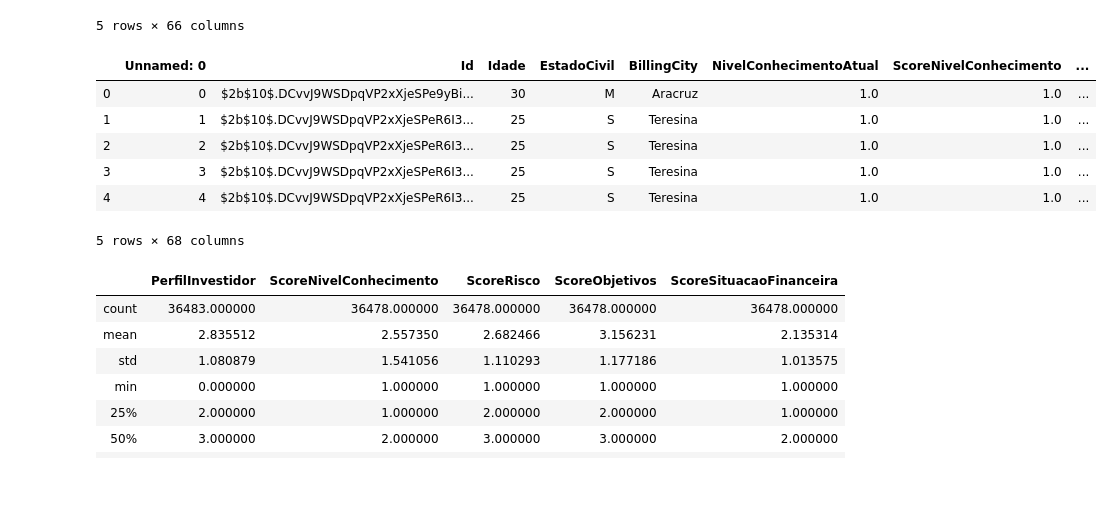
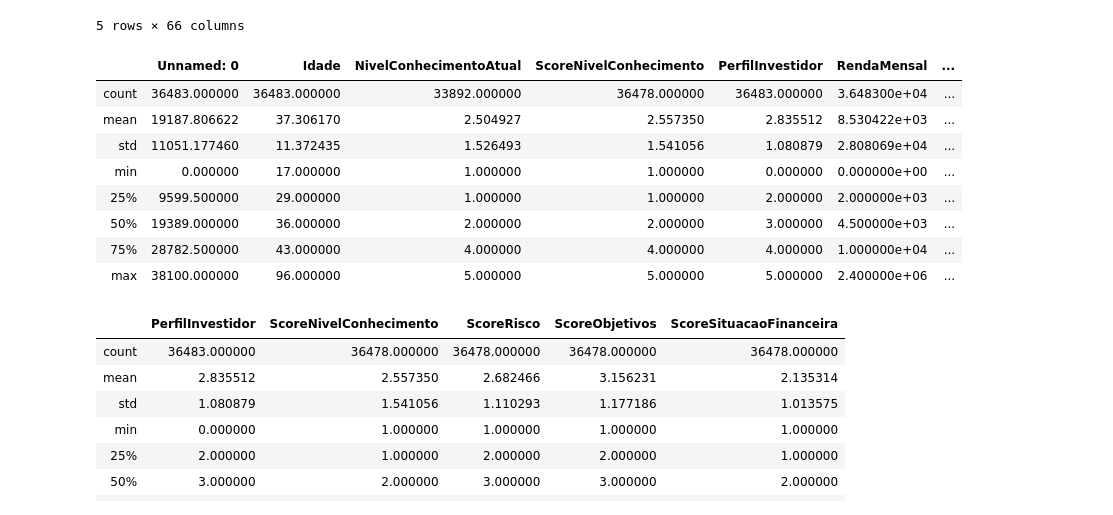
Before and after one commit to wellington-santana/pi-investimentos, a Jupyter notebook: eda_hackathon_trilha_usuario.ipynb, the cells around one changed output. Drawn from its saved outputs; the diff is of its cells as text; code cells hidden in the pictures; blank space fills up the shorter version.

```diff
--- a/eda_hackathon_trilha_usuario.ipynb
+++ b/eda_hackathon_trilha_usuario.ipynb
@@ -415,15 +519,17 @@ pd.concat(g for _, g in dfPerfil.groupby('Id') if len(g) > 1).head(5)
 5 rows × 66 columns
 # %%
 join = pd.merge(dfPerfil, dfProduto[['ProdutoId', 'NomeProduto__c']], left_on='Produto', right_on='ProdutoId', how='inner')
-join.head(5)
+join.describe()
 # %% [output]
-|  | Unnamed: 0 | Id | Idade | EstadoCivil | BillingCity | NivelConhecimentoAtual | ScoreNivelConhecimento | ... |
-| 0 | 0 | $2b$10$.DCvvJ9WSDpqVP2xXjeSPe9yBi... | 30 | M | Aracruz | 1.0 | 1.0 | ... |
-| 1 | 1 | $2b$10$.DCvvJ9WSDpqVP2xXjeSPeR6I3... | 25 | S | Teresina | 1.0 | 1.0 | ... |
-| 2 | 2 | $2b$10$.DCvvJ9WSDpqVP2xXjeSPeR6I3... | 25 | S | Teresina | 1.0 | 1.0 | ... |
-| 3 | 3 | $2b$10$.DCvvJ9WSDpqVP2xXjeSPeR6I3... | 25 | S | Teresina | 1.0 | 1.0 | ... |
-| 4 | 4 | $2b$10$.DCvvJ9WSDpqVP2xXjeSPeR6I3... | 25 | S | Teresina | 1.0 | 1.0 | ... |
+|  | Unnamed: 0 | Idade | NivelConhecimentoAtual | ScoreNivelConhecimento | PerfilInvestidor | RendaMensal | ... |
+| count | 36483.000000 | 36483.000000 | 33892.000000 | 36478.000000 | 36483.000000 | 3.648300e+04 | ... |
+| mean | 19187.806622 | 37.306170 | 2.504927 | 2.557350 | 2.835512 | 8.530422e+03 | ... |
+| std | 11051.177460 | 11.372435 | 1.526493 | 1.541056 | 1.080879 | 2.808069e+04 | ... |
+| min | 0.000000 | 17.000000 | 1.000000 | 1.000000 | 0.000000 | 0.000000e+00 | ... |
+| 25% | 9599.500000 | 29.000000 | 1.000000 | 1.000000 | 2.000000 | 2.000000e+03 | ... |
+| 50% | 19389.000000 | 36.000000 | 2.000000 | 2.000000 | 3.000000 | 4.500000e+03 | ... |
+| 75% | 28782.500000 | 43.000000 | 4.000000 | 4.000000 | 4.000000 | 1.000000e+04 | ... |
+| max | 38100.000000 | 96.000000 | 5.000000 | 5.000000 | 5.000000 | 2.400000e+06 | ... |
-5 rows × 68 columns
 # %%
 #Junção de DFs de interesse
 join = pd.merge(dfPerfil, dfProduto[['ProdutoId', 'NomeProduto__c']], left_on='Produto', right_on='ProdutoId', how='inner')
```
Also changed, not shown: parts of 15 cells of this notebook.
